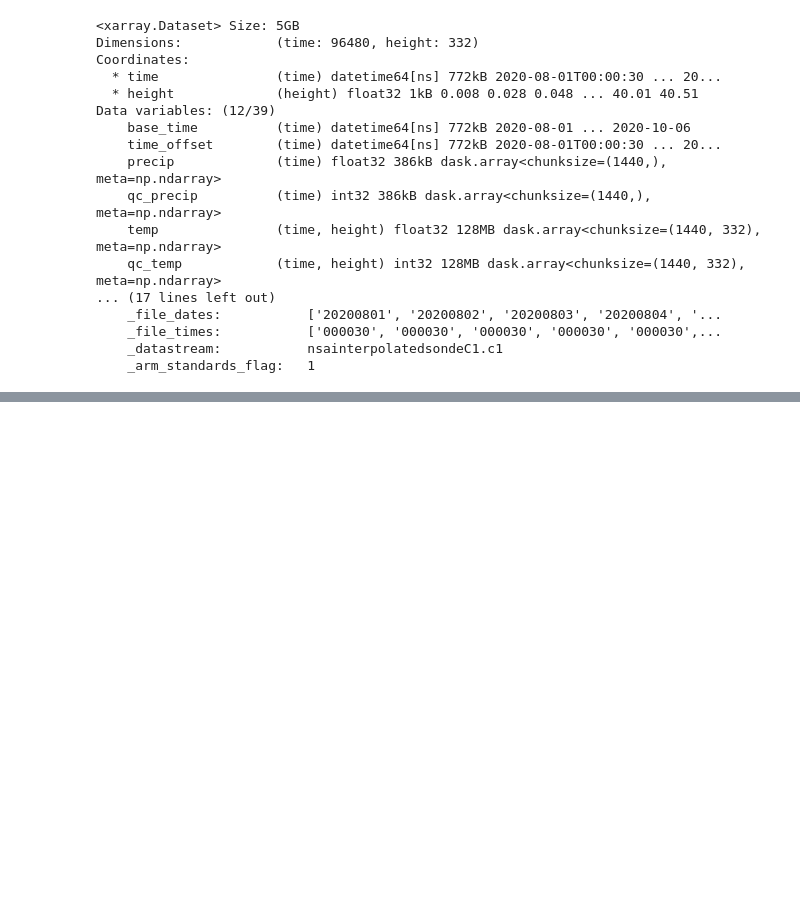
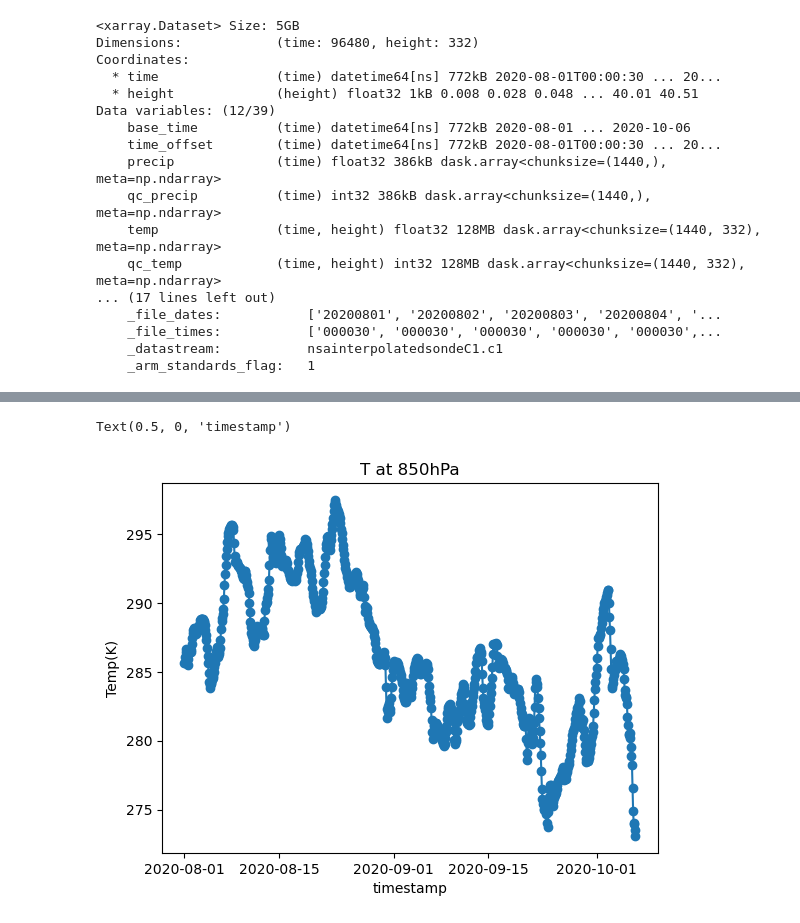
Before and after one commit to snsharma25/ARM-2024-high-latitude, a Jupyter notebook: notebooks/CAO_Identification.ipynb, the cells around one changed output, grey strips where cells are left out. Drawn from its saved outputs; the diff is of its cells as text; code cells hidden in the pictures; blank space fills up the shorter version.

```diff
--- a/notebooks/CAO_Identification.ipynb
+++ b/notebooks/CAO_Identification.ipynb
@@ -194,3 +207,6 @@ Data variables: (12/39)
     _file_times:           ['000030', '000030', '000030', '000030', '000030',...
     _datastream:           nsainterpolatedsondeC1.c1
     _arm_standards_flag:   1
+# %%
+ds = ds_nsa[['potential_temp','bar_pres']]
+ds
@@ -196,0 +262,13 @@ Data variables: (12/39)
+# %%
+t = range(0,96480,120) #The 120 is a 2 hour step; can make finer
+t_strong_ind = []
+t_weak_ind = []
+M = []
+for i in t:
+    if not np.isnan(ds['bar_pres'][i,:].values).all(): #checks if all nan
+        h = np.nanargmin(np.abs(ds['bar_pres'][i,:].values-85))
+        if ds['potential_temp'][i,h] < 273.15:
+            t_strong_ind.append(i)
+        elif ds['potential_temp'][i,h] < 275.15:
+            t_weak_ind.append(i)
+    M.append(ds['potential_temp'][i,h])
@@ -196,0 +285,9 @@ Data variables: (12/39)
+# %%
+fig,ax = plt.subplots()
+ax.plot(ds['time'][t],M,'o-')
+ax.set_title('T at 850hPa')
+ax.set_ylabel('Temp(K)')
+ax.set_xlabel('timestamp')
+# %% [output]
+Text(0.5, 0, 'timestamp')
+[figure, added]
```
Also changed, not shown: parts of 6 cells of this notebook.
